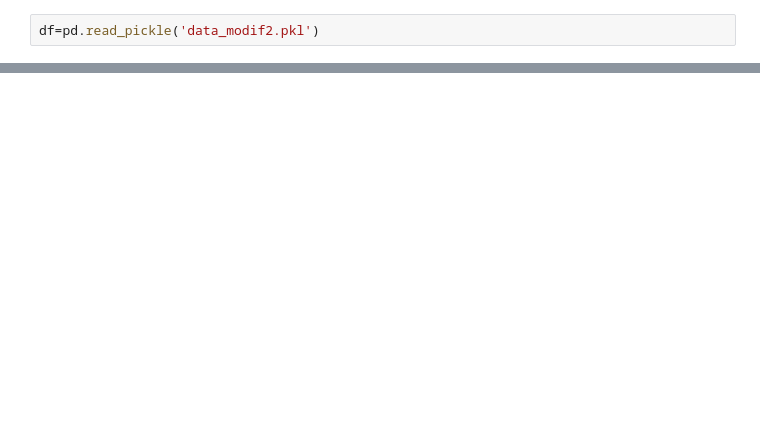
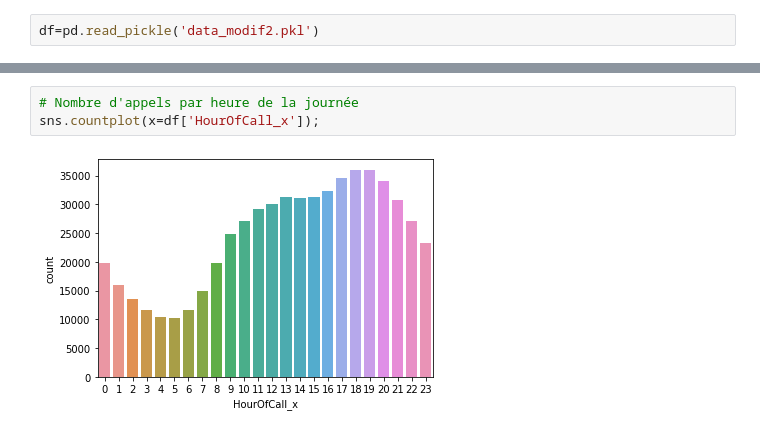
Before and after one commit to ludomare/London-Pumpy, a Jupyter notebook: 02 Importation & nettoyage données.ipynb, the cells around one changed output, grey strips where cells are left out. Drawn from its saved outputs; the diff is of its cells as text; blank space fills up the shorter version.

```diff
--- a/02 Importation & nettoyage données.ipynb
+++ b/02 Importation & nettoyage données.ipynb
@@ -1161,0 +1267,5 @@ df=pd.read_pickle('data_modif2.pkl')
+# %%
+# Nombre d'appels par heure de la journée
+sns.countplot(x=df['HourOfCall_x']);
+# %% [output]
+[figure, added]
```
Also changed, not shown: parts of 53 cells of this notebook.
